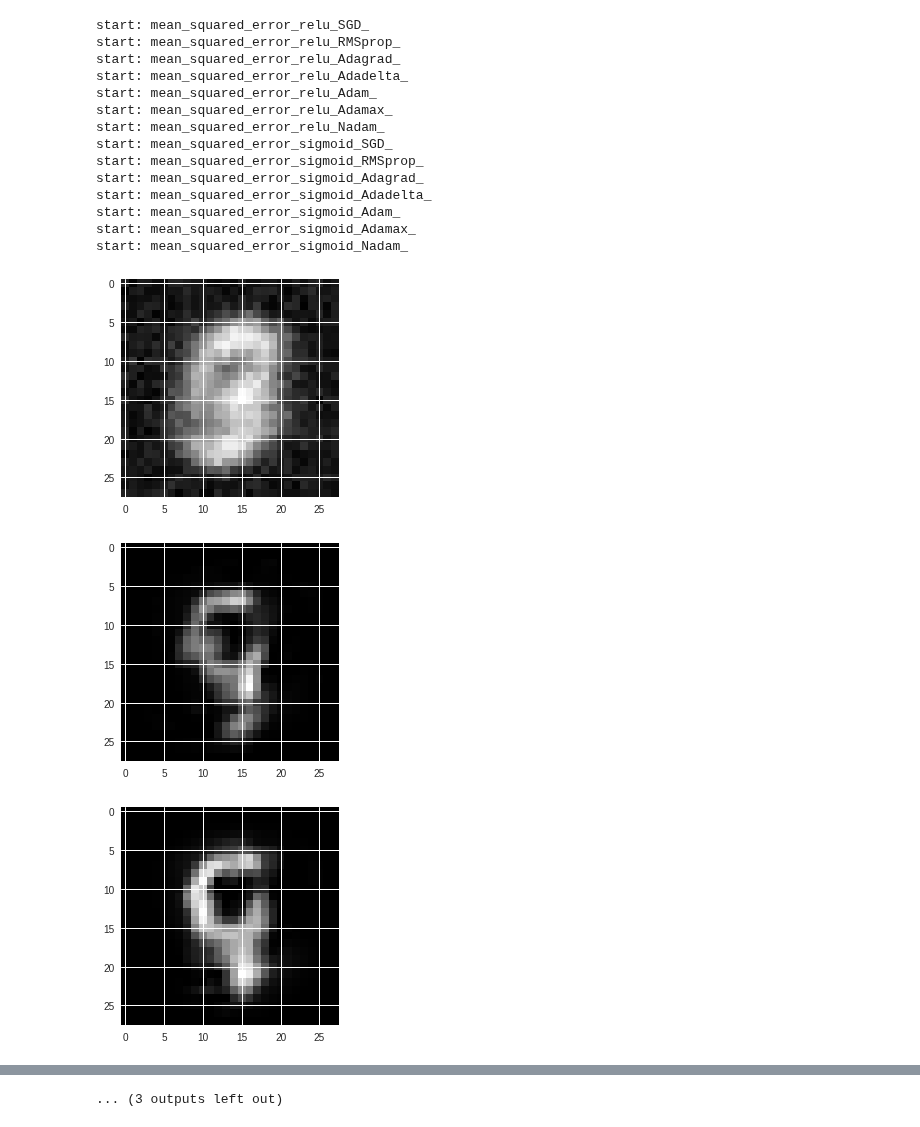
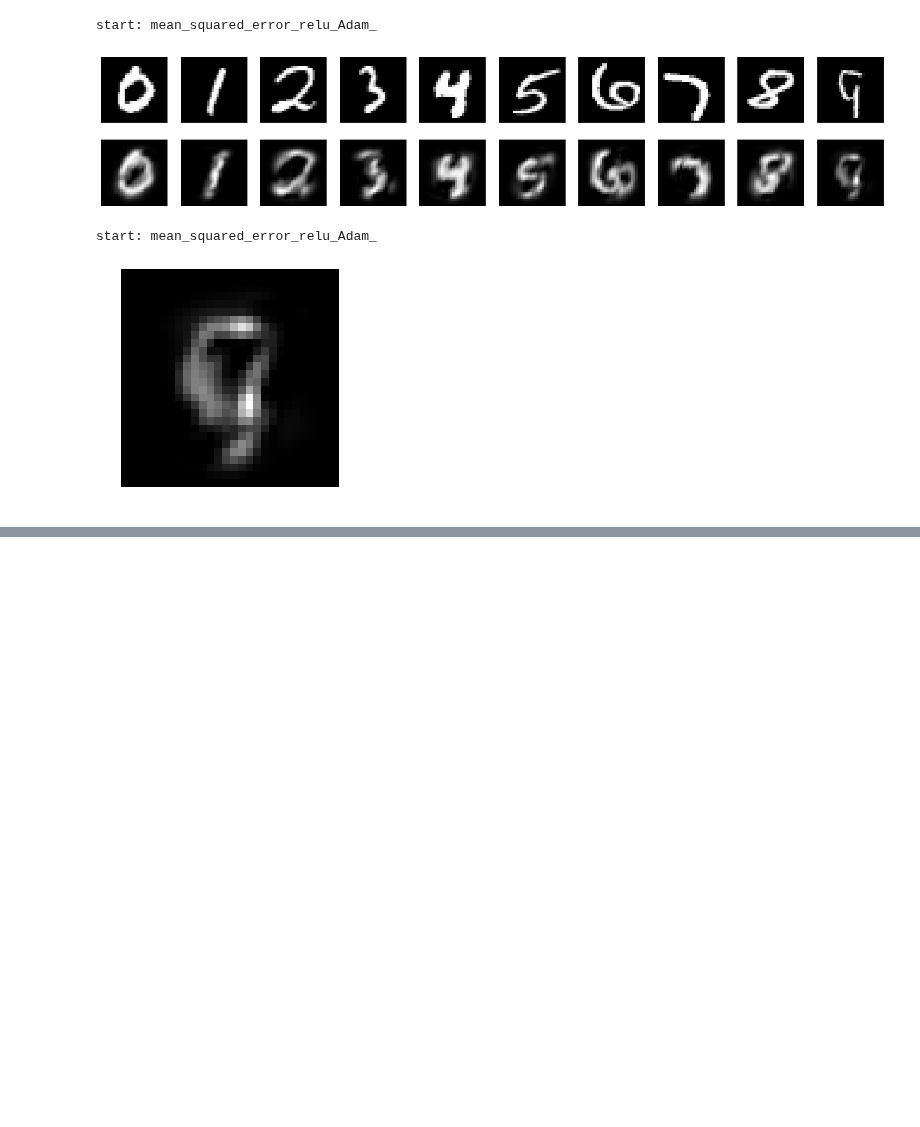
Before and after one commit to s1230038/autoencoder, a Jupyter notebook: AutoencoderForThesis.ipynb, the cells around one changed output, grey strips where cells are left out. Saved outputs shown, nothing was run; the diff lists cells and outputs as text; code cells hidden in the pictures; blank space fills up the shorter version.

```diff
--- a/AutoencoderForThesis.ipynb
+++ b/AutoencoderForThesis.ipynb
@@ -73,9 +74,9 @@ lossfs = [losses.mean_squared_error, i_divergence1, i_divergence2, is_divergence
 acts = ["relu", "sigmoid"]
 opzs = ["SGD", "RMSprop", "Adagrad", "Adadelta", "Adam", "Adamax", "Nadam"]
 '''
-lossfs = [i_divergence1, i_divergence2]
-acts = ["relu", "sigmoid"]
-opzs = ["SGD", "RMSprop", "Adagrad", "Adadelta", "Adam", "Adamax", "Nadam"]
+lossfs = [losses.mean_squared_error]
+acts = ["relu"]
+opzs = ["Adam"]
 # ------------------------------------------
 for loss, dact, optimizer in product(lossfs, acts, opzs):
   file_prefix = (loss.__name__ + '_' + dact + '_' + optimizer + '_' )
@@ -170,6 +163,9 @@ for loss, dact, optimizer in product(lossfs, acts, opzs):
   #  plt.show() #show()するとファイルに保存できないことに注意。
   plt.savefig(file_prefix + 'numbers.png')
   autoencoder.reset_states()
+# %% [output]
+start: mean_squared_error_relu_Adam_
+[figure, added]
 # %%
 import matplotlib
 matplotlib.use('Agg')
@@ -185,48 +181,35 @@ for loss, dact, optimizer in product(lossfs, acts, opzs):
                   kernel_constraint=cst.non_neg(), bias_constraint=cst.non_neg())(input_img)
   decoded = Dense(784, activation=dact, kernel_constraint=cst.non_neg(), bias_constraint=cst.non_neg())(encoded)
   autoencoder = Model(inputs=input_img, outputs=decoded) # https://medium.com/@zhuixiyou/userwarning-update-your-model-call-to-the-keras-2-api-8a6a5955daac
   # autoencoderでは、教師データにラベルを使わないためaccuracyの計算は不要。
   autoencoder.compile(optimizer=optimizer, loss=loss)
   # ------------------------------------------
   # 保存した重みを読み込み
   autoencoder.load_weights(file_prefix + 'autoencoder.h5')
   decoded_imgs = autoencoder.predict(x_test)
   # 0-9を表示する
   plt.figure(figsize=(20, 4))
+  plt.grid(False)
+  plt.axis('off')
   label = 0
   for i in range(1000):
       if label > 10:
           break
       elif label != y_test[i]:
           continue
       # オリジナルのテスト画像を表示
       plt.imshow(x_test[i].reshape(28, 28))
       plt.gray()
-      plt.savefig(str(i) + '_x_test_numbers.png')
+      plt.savefig(str(label) + '_x_test_numbers.png')
 
       # 変換された画像を表示
       plt.imshow(decoded_imgs[i].reshape(28, 28))
       plt.gray()
-      plt.savefig(file_prefix + str(i) + '_decoded_numbers.png')
+      plt.savefig(file_prefix + str(label) + '_decoded_numbers.png')
 
       label+=1
   #  plt.show() #show()するとファイルに保存できないことに注意。
   autoencoder.reset_states()
 # %% [output]
-start: mean_squared_error_relu_SGD_
-start: mean_squared_error_relu_RMSprop_
-start: mean_squared_error_relu_Adagrad_
-start: mean_squared_error_relu_Adadelta_
 start: mean_squared_error_relu_Adam_
-start: mean_squared_error_relu_Adamax_
-start: mean_squared_error_relu_Nadam_
-start: mean_squared_error_sigmoid_SGD_
-start: mean_squared_error_sigmoid_RMSprop_
-start: mean_squared_error_sigmoid_Adagrad_
-start: mean_squared_error_sigmoid_Adadelta_
-start: mean_squared_error_sigmoid_Adam_
-start: mean_squared_error_sigmoid_Adamax_
-start: mean_squared_error_sigmoid_Nadam_
-[figure, old version]
+[figure, new version]
-[figure, removed]
-[figure, removed]
@@ -241,4 +216,3 @@ start: mean_squared_error_sigmoid_Nadam_
-... (3 outputs left out)
 # %%
 # 保存した重みのダウンロード
 from google.colab import files
```
Also changed, not shown: parts of 4 cells of this notebook.
